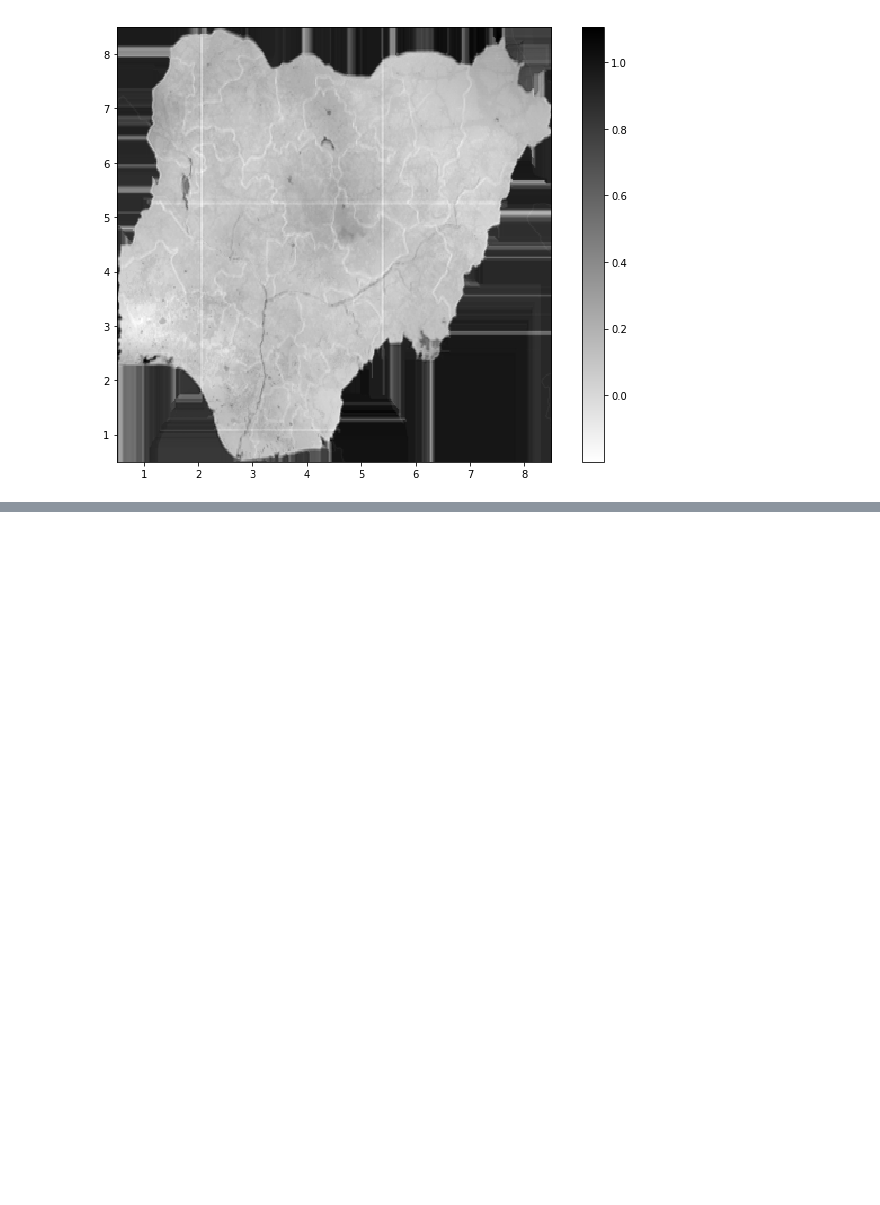
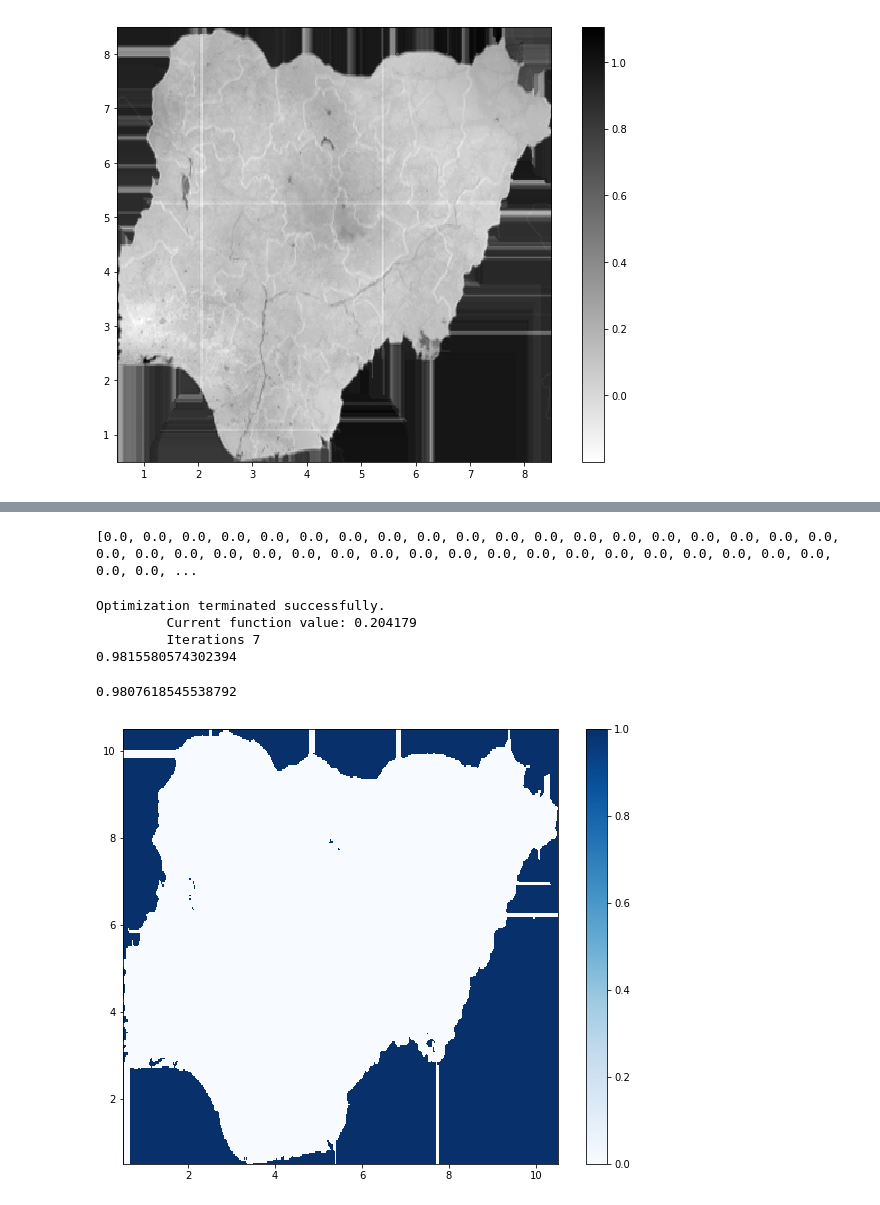
Before and after one commit to jsickles5/bsi_malaria_project, a Jupyter notebook: Capstone/Malaria_Machine_Learning.ipynb, the cells around one changed output, grey strips where cells are left out. Cells and saved outputs as stored; diff of their text form; code cells hidden in the pictures; blank space fills up the shorter version.

```diff
--- a/Capstone/Malaria_Machine_Learning.ipynb
+++ b/Capstone/Malaria_Machine_Learning.ipynb
@@ -521,0 +284,5 @@ plt.savefig('rf.png')
+# %%
+## Logistic Regression - used for binary identification of malaria outbreaks, decided instead to do a risk heatmap
+
+logit_mod = smf.logit('Endemicity ~ Resistance + Fever_prop + Mosquito_prop + Temp_suitability + Proximity_to_urban + Urban + Annual_mean_temp + Cropland + Precipitation + Vegetation + Annual_temp_range + Water_bodies', data = data).fit()
+print ('\n',logit_mod.summary())
@@ -521,0 +327,9 @@ plt.savefig('rf.png')
+# %%
+## Prediction
+
+data['PredictionLogit'] = logit_mod.predict(data)
+data.loc[data['PredictionLogit'] >= .5, 'PredictionLogit'] = 1
+data.loc[data['PredictionLogit'] < .5, 'PredictionLogit'] = 0
+print(sorted(data['PredictionLogit']))
+# %% [output]
+[0.0, 0.0, 0.0, 0.0, 0.0, 0.0, 0.0, 0.0, 0.0, 0.0, 0.0, 0.0, 0.0, 0.0, 0.0, 0.0, 0.0, 0.0, 0.0, 0.0, 0.0, 0.0, 0.0, 0.0, 0.0, 0.0, 0.0, 0.0, 0.0, 0.0, 0.0, 0.0, 0.0, 0.0, 0.0, 0.0, 0.0, 0.0, 0.0, 0.0, ...
@@ -521,0 +341,44 @@ plt.savefig('rf.png')
+# %%
+## Evaluating Model
+
+logit_mod_train = smf.logit('Endemicity ~ Resistance + Fever_prop + Temp_suitability + Proximity_to_urban + Urban + Annual_mean_temp + Cropland + Precipitation + Mosquito_prop + Vegetation + Annual_temp_range + Water_bodies', data = data_train).fit()
+print (roc_auc_score(np.where(logit_mod_train.predict(data_test)>0.5,1,0), data_test['Endemicity']))
+# %% [output]
+Optimization terminated successfully.
+         Current function value: 0.204179
+         Iterations 7
+0.9815580574302394
+# %%
+print (roc_auc_score(np.where(logit_mod_train.predict(data)>0.5,1,0),data['Endemicity']))
+# %% [output]
+0.9807618545538792
+# %%
+## Linking array to original position of pixels
+
+file_name='USE_annual_mean_temp.png'
+m=numpy.array(Image.open(file_name)).shape[0]
+n=numpy.array(Image.open(file_name)).shape[1]
+def indexes(m,n):
+    index_2dim={}
+    for M in range(0,m*n):
+        index_2dim[M]={'i':int(M)//int(n), 'j':M-((int(M)//int(n))*n)}
+    return index_2dim
+original_index_dict=indexes(m,n)
+# %%
+## Creating labels to plot
+
+matrix = np.zeros((m,n))
+for M in data.index:
+    i=original_index_dict[M]['i']
+    j=original_index_dict[M]['j']
+    matrix[i][j]=data.PredictionLogit[M]
+m_l=matrix.tolist()
+# %%
+## Creating plot of malaria outbreak
+
+fig, ax = subplots(figsize=(10, 8))
+plt.imshow(m_l, interpolation='nearest', cmap='Blues', extent=(0.5,10.5,0.5,10.5))
+plt.colorbar()
+plt.savefig('logit.png')
+# %% [output]
+[figure, added]
```
Also changed, not shown: parts of 60 cells of this notebook.
